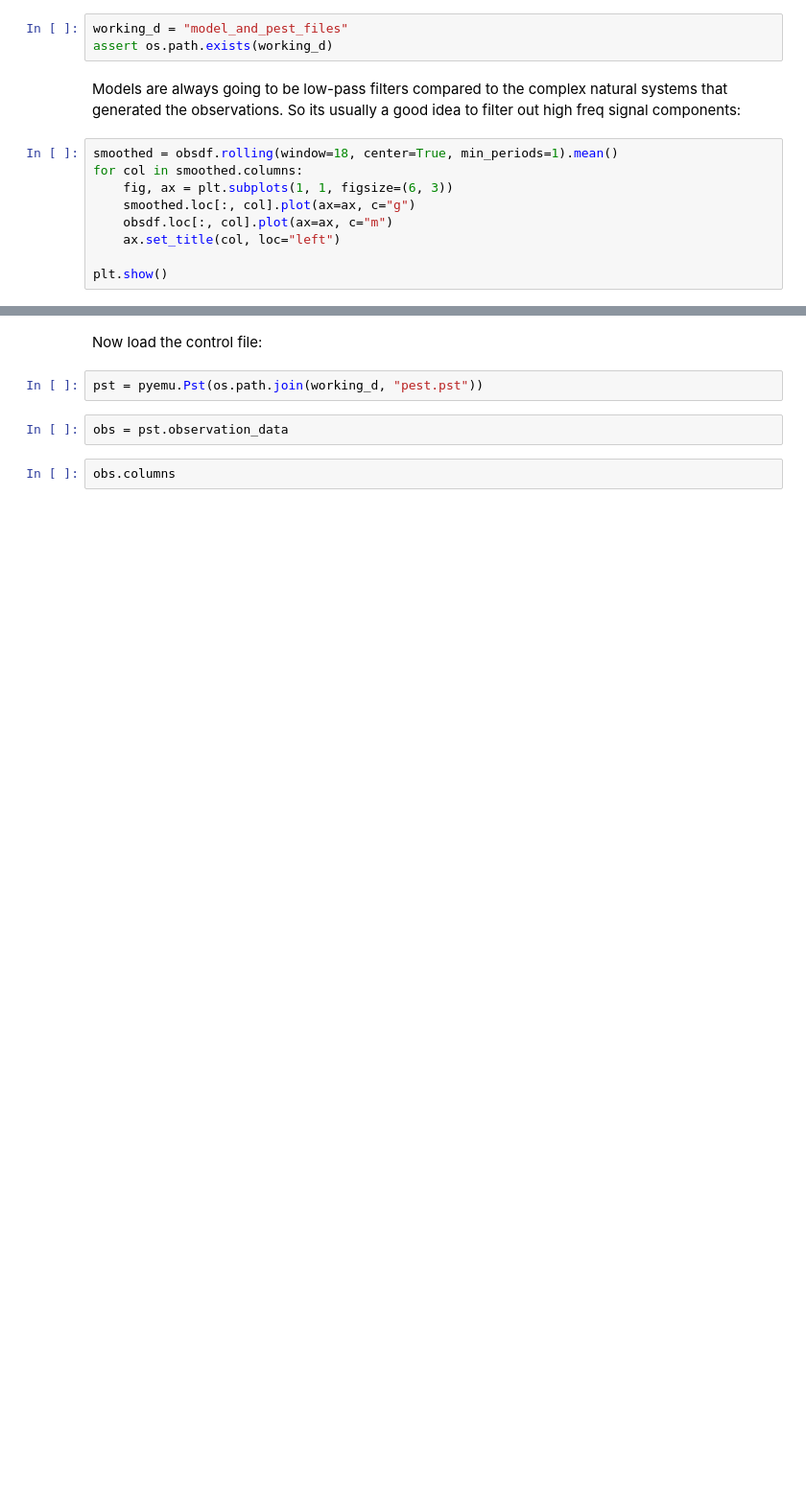
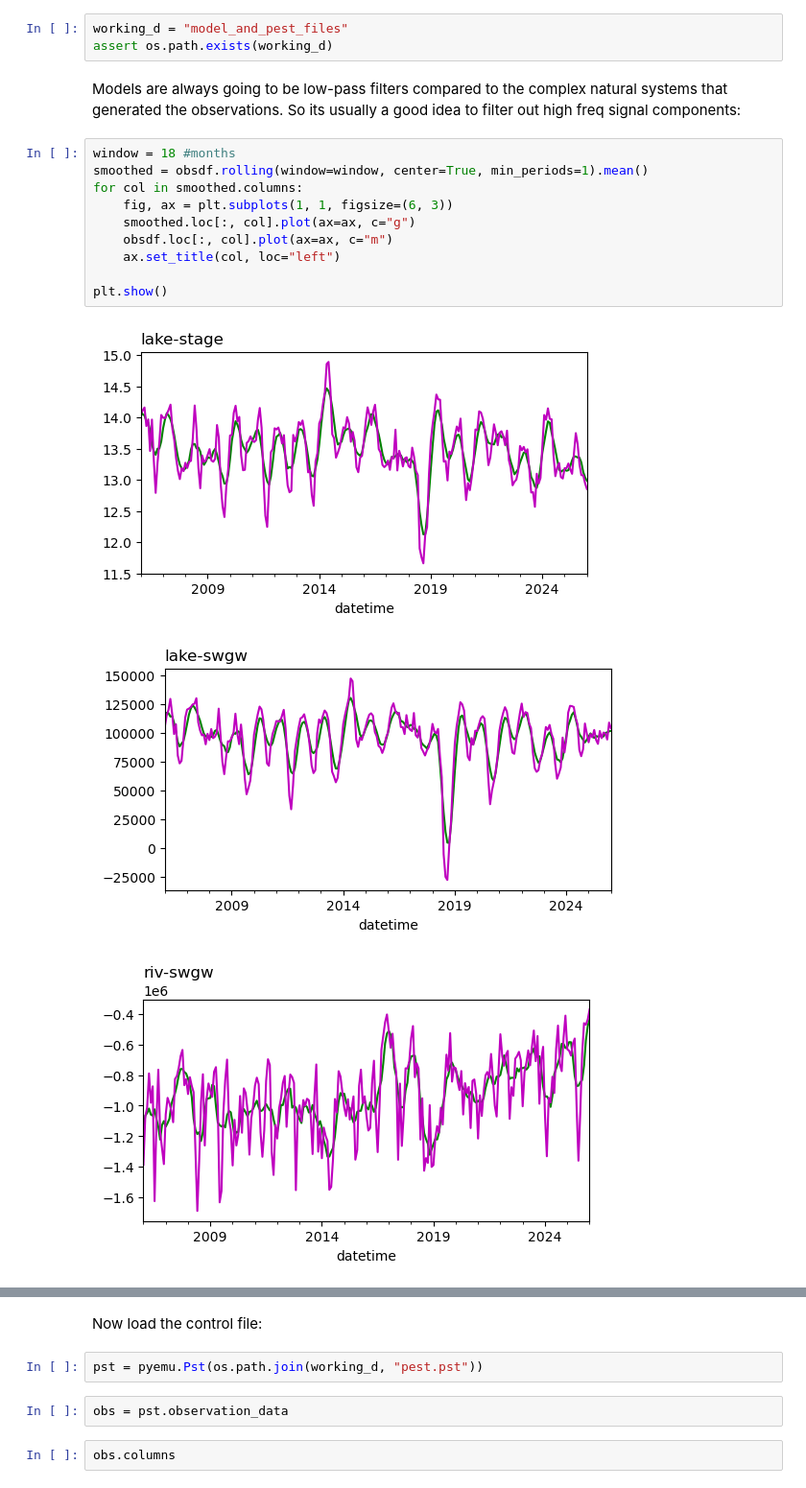
Before and after one commit to jdhughes-dev/modflow-pest-tampa-2026, a Jupyter notebook: exercises/notebooks/SV_obsvals_weights_noise.ipynb, the cells around one changed output, grey strips where cells are left out. Shown at 96% size. Drawn from its saved outputs; the diff is of its cells as text; blank space fills up the shorter version.

```diff
--- a/exercises/notebooks/SV_obsvals_weights_noise.ipynb
+++ b/exercises/notebooks/SV_obsvals_weights_noise.ipynb
@@ -31,11 +52,16 @@ assert os.path.exists(working_d)
 # %% [markdown]
 Models are always going to be low-pass filters compared to the complex natural systems that generated the observations.  So its usually a good idea to filter out high freq signal components:
 # %%
-smoothed = obsdf.rolling(window=18, center=True, min_periods=1).mean()
+window = 18 #months
+smoothed = obsdf.rolling(window=window, center=True, min_periods=1).mean()
 for col in smoothed.columns:
     fig, ax = plt.subplots(1, 1, figsize=(6, 3))
     smoothed.loc[:, col].plot(ax=ax, c="g")
     obsdf.loc[:, col].plot(ax=ax, c="m")
     ax.set_title(col, loc="left")
 
 plt.show()
+# %% [output]
+[figure, added]
+[figure, added]
+[figure, added]
```
Also changed, not shown: parts of 12 cells of this notebook, 11 other files.
